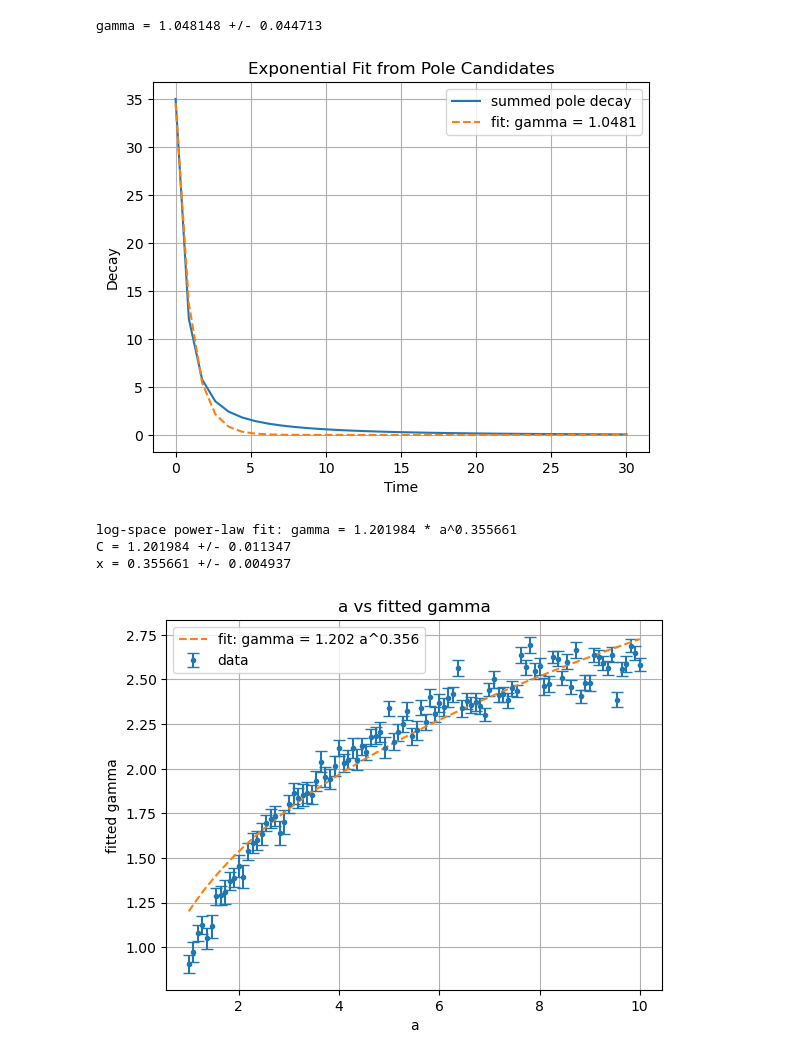
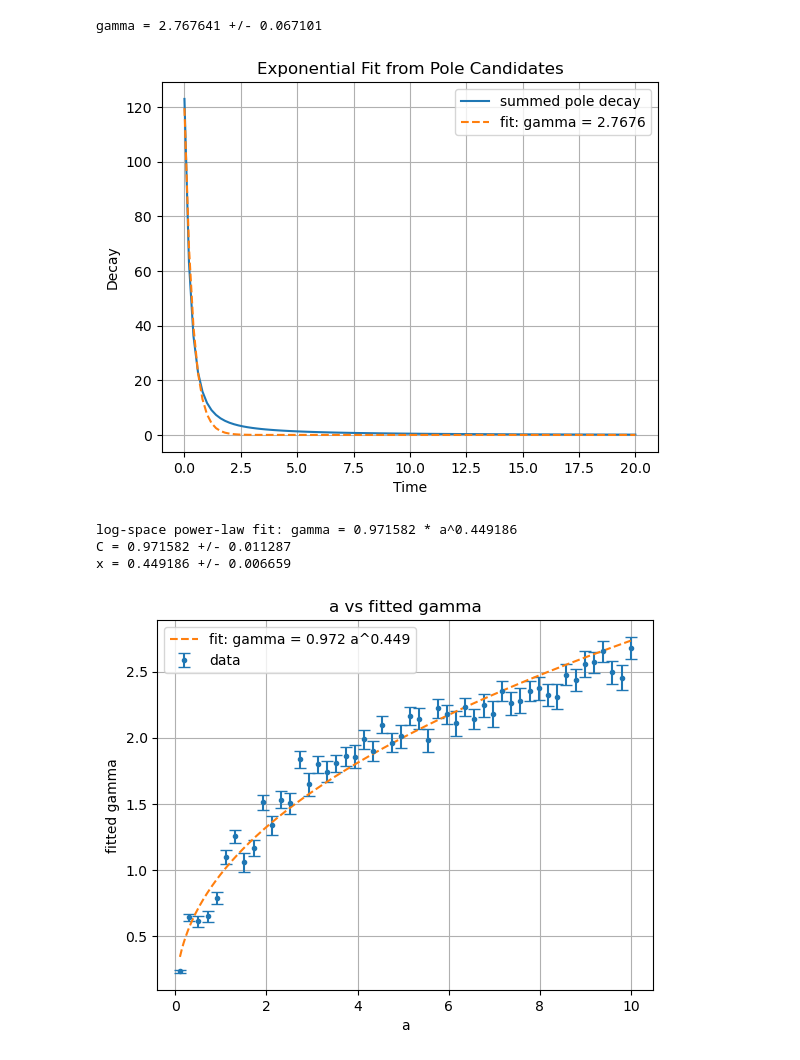
Before and after one commit to yygarypeng/thermalization-black-hole-model-with-inverted-harmonic-potential, a Jupyter notebook: greens_func.ipynb, the cells around one changed output. Saved outputs shown, nothing was run; the diff lists cells and outputs as text; code cells hidden in the pictures.

```diff
--- a/greens_func.ipynb
+++ b/greens_func.ipynb
@@ -69,7 +74,6 @@ pole detection config:
 def g_iterator(w0_arr, a, eps, m, max_iter, denom_floor=1e-12, g_abs_max=1e12):
     n_w = len(w0_arr)
     g_arr = np.empty((n_w, max_iter), dtype=np.complex128)
-    w_arr = np.empty((n_w, max_iter), dtype=np.complex128)
     nan_value = np.nan + 1j * np.nan
 
     # Each starting w value is independent, so this is the safe parallel axis.
@@ -78,7 +82,6 @@ def g_iterator(w0_arr, a, eps, m, max_iter, denom_floor=1e-12, g_abs_max=1e12):
         g = 1j / (w + 1j * eps)
 
         g_arr[j, 0] = g
-        w_arr[j, 0] = w
 
         for i in range(1, max_iter):
             g_abs = abs(g)
@@ -93,17 +96,14 @@ def g_iterator(w0_arr, a, eps, m, max_iter, denom_floor=1e-12, g_abs_max=1e12):
             ):
                 for k in range(i, max_iter):
                     g_arr[j, k] = nan_value
-                    w_arr[j, k] = w
-                    w = w - 1j * m
                 break
 
             g = 1 / denom
             w = w - 1j * m
 
             g_arr[j, i] = g
-            w_arr[j, i] = w
 
-    return g_arr, w_arr
+    return g_arr
 # %%
 def compute_log_abs_g(g_arr):
     abs_g = np.abs(g_arr)
@@ -357,27 +442,39 @@ Found 43 pole candidates
 # %%
-# gamma fit for single run
-gamma, gamma_err, time, decay_curves, fit_curve = fit_gamma_from_poles(pole_w)
+# decay fit for a = 1
+decay_a = 10.0
+gamma, gamma_err, time, decay_curves, fit_curve = fit_gamma_from_poles(
+    selected_results[decay_a]['pole_w']
+)
 print(f'gamma = {gamma:.6f} +/- {gamma_err:.6f}')
 plot_decay_fit(gamma, time, decay_curves, fit_curve)
 # %% [output]
-gamma = 1.048148 +/- 0.044713
+gamma = 2.767641 +/- 0.067101
-[figure, old version]
+[figure, new version]
 # %%
 # sweep a and fit gamma = C * a^x
 scan_w0_arr = w0_arr[::scan_stride]
-gamma_values, gamma_errors = sweep_gamma_vs_a(a_values, scan_w0_arr, pole_config)
+gamma_values, gamma_errors = sweep_gamma_vs_a(
+    a_values,
+    scan_w0_arr,
+    pole_config,
+    eps,
+    m,
+    n_step,
+    denom_floor,
+    g_abs_max,
+)
 C, C_err, x, x_err, fit_a, fit_gamma = fit_power_law(a_values, gamma_values, gamma_errors)
 
 if np.isfinite(C) and np.isfinite(x):
     print(f'log-space power-law fit: gamma = {C:.6f} * a^{x:.6f}')
     print(f'C = {C:.6f} +/- {C_err:.6f}')
     print(f'x = {x:.6f} +/- {x_err:.6f}')
 else:
     print('not enough valid gamma values for power-law fit')
 
 plot_a_gamma_fit(a_values, gamma_values, gamma_errors, C, x, fit_a)
 # %% [output]
-log-space power-law fit: gamma = 1.201984 * a^0.355661
-C = 1.201984 +/- 0.011347
-x = 0.355661 +/- 0.004937
+log-space power-law fit: gamma = 0.971582 * a^0.449186
+C = 0.971582 +/- 0.011287
+x = 0.449186 +/- 0.006659
-[figure, old version]
+[figure, new version]
```
Also changed, not shown: parts of 5 cells of this notebook.
